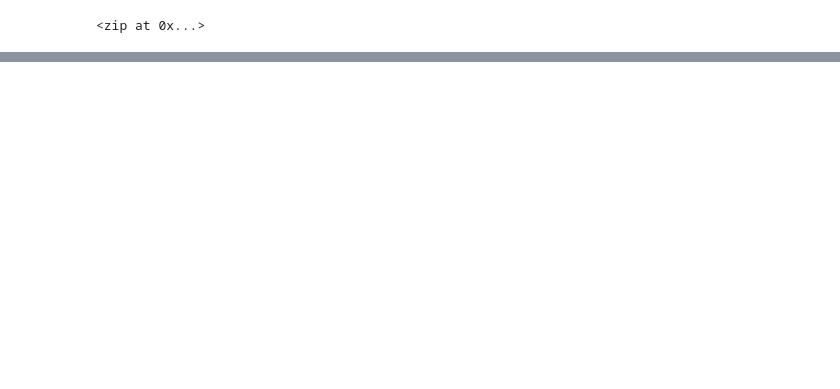
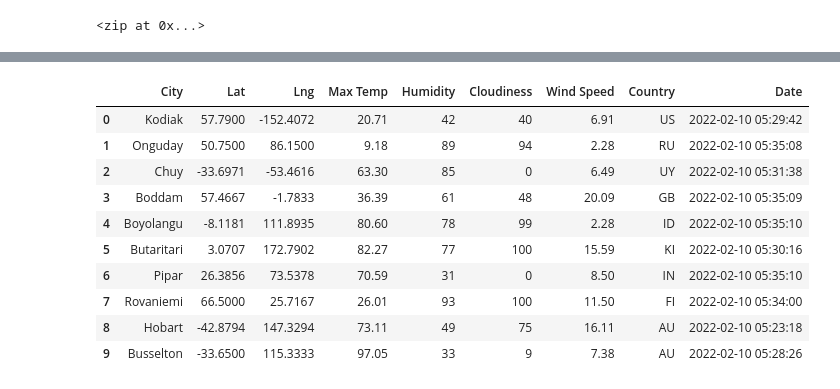
Before and after one commit to dharlerjr/World_Weather_Analysis, a Jupyter notebook: WeatherPy.ipynb, the cells around one changed output, grey strips where cells are left out. Saved outputs shown, nothing was run; the diff lists cells and outputs as text; code cells hidden in the pictures; blank space fills up the shorter version.

```diff
--- a/WeatherPy.ipynb
+++ b/WeatherPy.ipynb
@@ -35,0 +136,16 @@ len(cities)
+# %%
+# Convert the array of dictionaries to a Pandas DataFrame.
+city_data_df = pd.DataFrame(city_data)
+city_data_df.head(10)
+# %% [output]
+|  | City | Lat | Lng | Max Temp | Humidity | Cloudiness | Wind Speed | Country | Date |
+| 0 | Kodiak | 57.7900 | -152.4072 | 20.71 | 42 | 40 | 6.91 | US | 2022-02-10 05:29:42 |
+| 1 | Onguday | 50.7500 | 86.1500 | 9.18 | 89 | 94 | 2.28 | RU | 2022-02-10 05:35:08 |
+| 2 | Chuy | -33.6971 | -53.4616 | 63.30 | 85 | 0 | 6.49 | UY | 2022-02-10 05:31:38 |
+| 3 | Boddam | 57.4667 | -1.7833 | 36.39 | 61 | 48 | 20.09 | GB | 2022-02-10 05:35:09 |
+| 4 | Boyolangu | -8.1181 | 111.8935 | 80.60 | 78 | 99 | 2.28 | ID | 2022-02-10 05:35:10 |
+| 5 | Butaritari | 3.0707 | 172.7902 | 82.27 | 77 | 100 | 15.59 | KI | 2022-02-10 05:30:16 |
+| 6 | Pipar | 26.3856 | 73.5378 | 70.59 | 31 | 0 | 8.50 | IN | 2022-02-10 05:35:10 |
+| 7 | Rovaniemi | 66.5000 | 25.7167 | 26.01 | 93 | 100 | 11.50 | FI | 2022-02-10 05:34:00 |
+| 8 | Hobart | -42.8794 | 147.3294 | 73.11 | 49 | 75 | 16.11 | AU | 2022-02-10 05:23:18 |
+| 9 | Busselton | -33.6500 | 115.3333 | 97.05 | 33 | 9 | 7.38 | AU | 2022-02-10 05:28:26 |
```
Also changed, not shown: parts of 7 cells of this notebook, 3 other files.
